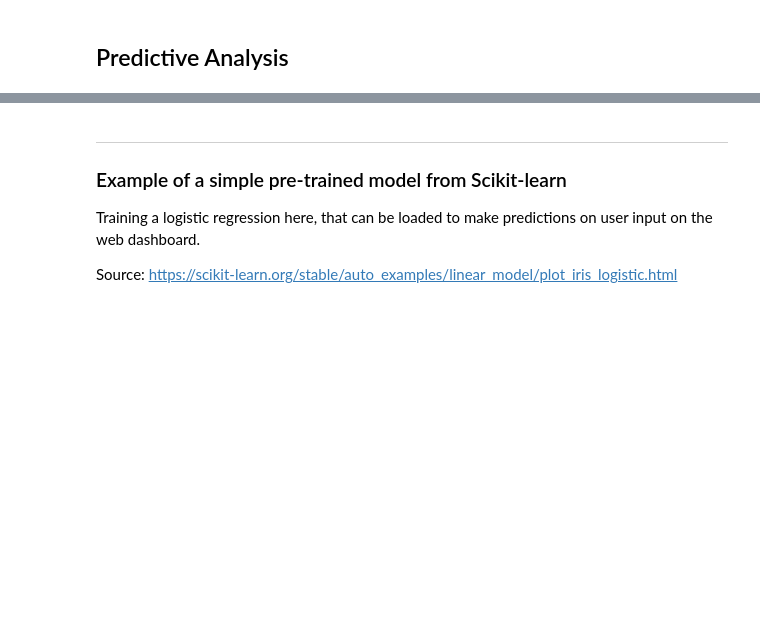
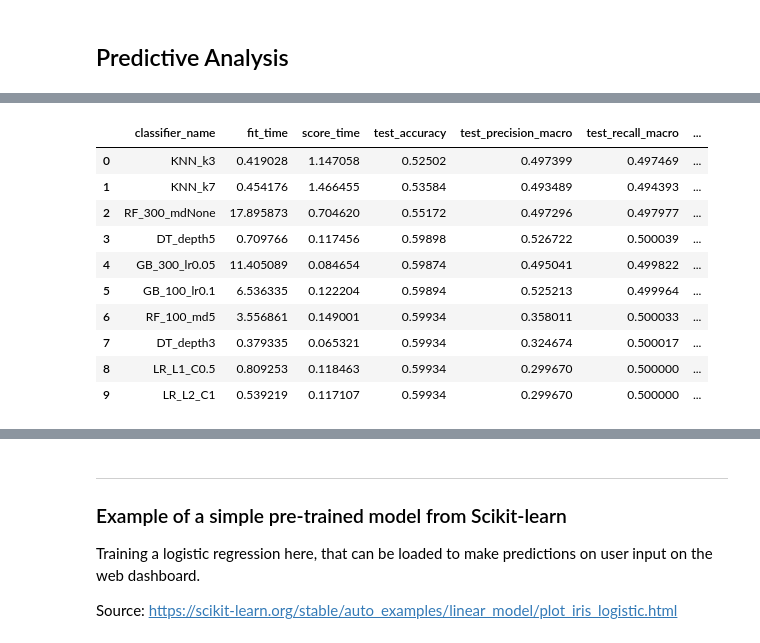
Before and after one commit to samriddhist/PROHI-dashboard-demo, a Jupyter notebook: jupyter-notebooks/data-analysis-pipeline.ipynb, the cells around one changed output, grey strips where cells are left out. Cells and saved outputs as stored; diff of their text form; code cells hidden in the pictures; blank space fills up the shorter version.

```diff
--- a/jupyter-notebooks/data-analysis-pipeline.ipynb
+++ b/jupyter-notebooks/data-analysis-pipeline.ipynb
@@ -912,0 +1412,9 @@ This finding suggests that survival outcomes in colorectal cancer are influenced
+# %%
+X = df[["Age", "Obesity_BMI", "Family_History", "Alcohol_Consumption", "Diet_Risk", "Screening_History"]].copy()
+
+y = (df["Survival_5_years"].astype(str).str.strip().str.lower()
+       .map({"no": 0, "yes": 1, "0": 0, "1": 1})
+       .astype("int8"))
+
+print("X shape:", X.shape)
+print("y shape:", y.shape, "| classes:", y.unique())
@@ -912,0 +1426,5 @@ This finding suggests that survival outcomes in colorectal cancer are influenced
+# %%
+from sklearn.model_selection import train_test_split
+
+X_train, X_test, y_train, y_test = train_test_split(
+    X, y, test_size=0.2, stratify=y, random_state=42)
@@ -912,0 +1478,64 @@ This finding suggests that survival outcomes in colorectal cancer are influenced
+# %%
+from sklearn.model_selection import cross_validate, StratifiedKFold, train_test_split
+from sklearn.pipeline import Pipeline
+import numpy as np
+import pandas as pd
+
+NUMBER_OF_SPLITS = 10
+SCORING_METRICS = ["accuracy", "precision_macro", "recall_macro", "f1_macro"]
+SUBSAMPLE = 50_000  # set to None to use the full X_train
+
+# Results table
+results_evaluation = pd.DataFrame({
+    "classifier_name": [],
+    "fit_time": [],
+    "score_time": [],
+    "test_accuracy": [],
+    "test_precision_macro": [],
+    "test_recall_macro": [],
+    "test_f1_macro": [],
+})
+
+# Wrap every classifier with your preprocessing
+WRAPPED_MODELS = {
+    name: (Pipeline([("prep", preprocess), *est.steps]) if isinstance(est, Pipeline)
+           else Pipeline([("prep", preprocess), ("clf", est)]))
+    for name, est in MODELS_TO_TEST.items()
+}
+
+# Stratified subsample for faster CV, keeps class balance
+if SUBSAMPLE is not None and len(X_train) > SUBSAMPLE:
+    X_cv, _, y_cv, _ = train_test_split(
+        X_train, y_train, train_size=SUBSAMPLE, stratify=y_train, random_state=42
+    )
+else:
+    X_cv, y_cv = X_train, y_train
+
+cv = StratifiedKFold(n_splits=NUMBER_OF_SPLITS, shuffle=True, random_state=42)
+
+# iteration
+for name, classifier in WRAPPED_MODELS.items():
+    print(f"Currently training the classifier {name} on {len(X_cv):,} rows.")
+
+    scores_cv = cross_validate(
+        estimator=classifier,
+        X=X_cv, y=y_cv,
+        cv=cv,
+        scoring=SCORING_METRICS,
+        n_jobs=-1,
+        return_train_score=False
+    )
+
+    dict_this_result = {"classifier_name": [name]}
+    for metric_name, score_per_fold in scores_cv.items():
+        dict_this_result[metric_name] = [score_per_fold.mean()]
+
+    this_result = pd.DataFrame(dict_this_result)
+    results_evaluation = pd.concat([results_evaluation, this_result], ignore_index=True)
+
+print("The experimental setup has finished")
+
+# sort by your main metric
+results_evaluation = results_evaluation.sort_values("test_f1_macro", ascending=False).reset_index(drop=True)
+results_evaluation
+# %% [output]
@@ -912,0 +1553,11 @@ This finding suggests that survival outcomes in colorectal cancer are influenced
+|  | classifier_name | fit_time | score_time | test_accuracy | test_precision_macro | test_recall_macro | ... |
+| 0 | KNN_k3 | 0.419028 | 1.147058 | 0.52502 | 0.497399 | 0.497469 | ... |
+| 1 | KNN_k7 | 0.454176 | 1.466455 | 0.53584 | 0.493489 | 0.494393 | ... |
+| 2 | RF_300_mdNone | 17.895873 | 0.704620 | 0.55172 | 0.497296 | 0.497977 | ... |
+| 3 | DT_depth5 | 0.709766 | 0.117456 | 0.59898 | 0.526722 | 0.500039 | ... |
+| 4 | GB_300_lr0.05 | 11.405089 | 0.084654 | 0.59874 | 0.495041 | 0.499822 | ... |
+| 5 | GB_100_lr0.1 | 6.536335 | 0.122204 | 0.59894 | 0.525213 | 0.499964 | ... |
+| 6 | RF_100_md5 | 3.556861 | 0.149001 | 0.59934 | 0.358011 | 0.500033 | ... |
+| 7 | DT_depth3 | 0.379335 | 0.065321 | 0.59934 | 0.324674 | 0.500017 | ... |
+| 8 | LR_L1_C0.5 | 0.809253 | 0.118463 | 0.59934 | 0.299670 | 0.500000 | ... |
+| 9 | LR_L2_C1 | 0.539219 | 0.117107 | 0.59934 | 0.299670 | 0.500000 | ... |
```
Also changed, not shown: parts of 51 cells of this notebook, 2 other files.
